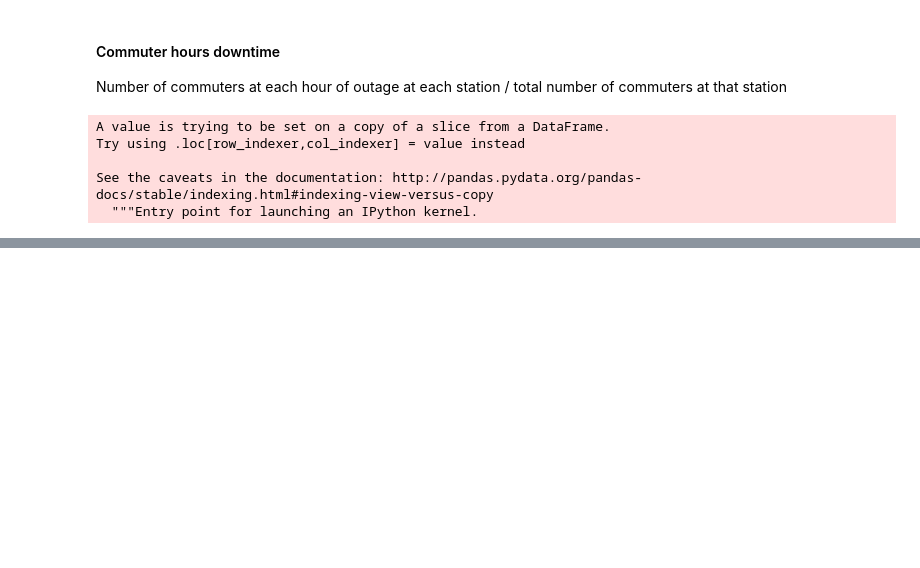
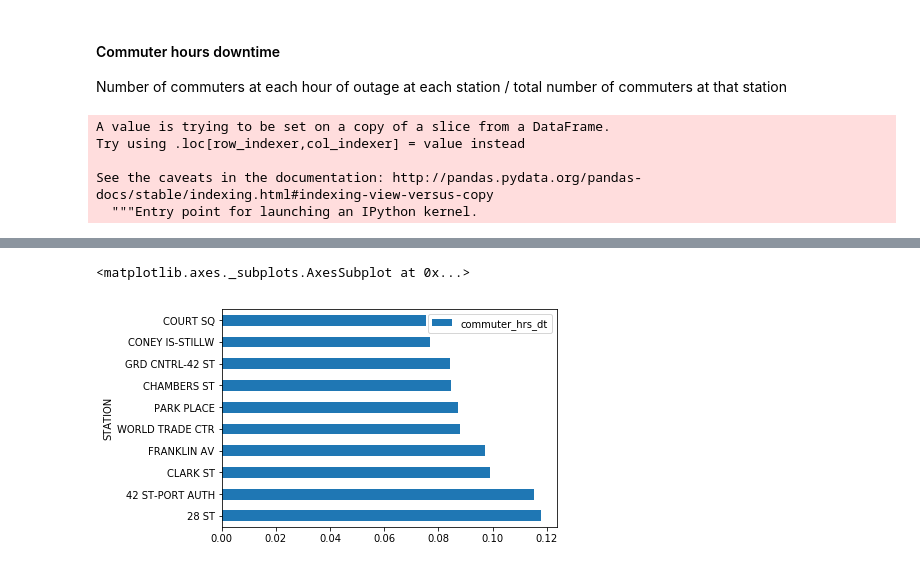
Before and after one commit to tsdataclinic/mta, a Jupyter notebook: notebooks/global_metric/02_calc_metrics.ipynb, the cells around one changed output, grey strips where cells are left out. Saved outputs shown, nothing was run; the diff lists cells and outputs as text; code cells hidden in the pictures; blank space fills up the shorter version.

```diff
--- a/notebooks/global_metric/02_calc_metrics.ipynb
+++ b/notebooks/global_metric/02_calc_metrics.ipynb
@@ -182,0 +176,6 @@ daily_ch_dt_by_el.groupby('equipment_id').mean().sort_values('commuter_hrs_dt',a
+# %%
+daily_ch_dt_by_st.rename(columns={0:'commuter_hrs_dt'},inplace=True)
+daily_ch_dt_by_st.groupby('STATION').mean().sort_values('commuter_hrs_dt',ascending=False).head(10).plot.barh()
+# %% [output]
+<matplotlib.axes._subplots.AxesSubplot at 0x...>
+[figure, added]
```
Also changed, not shown: parts of 27 cells of this notebook, 1 other file.
